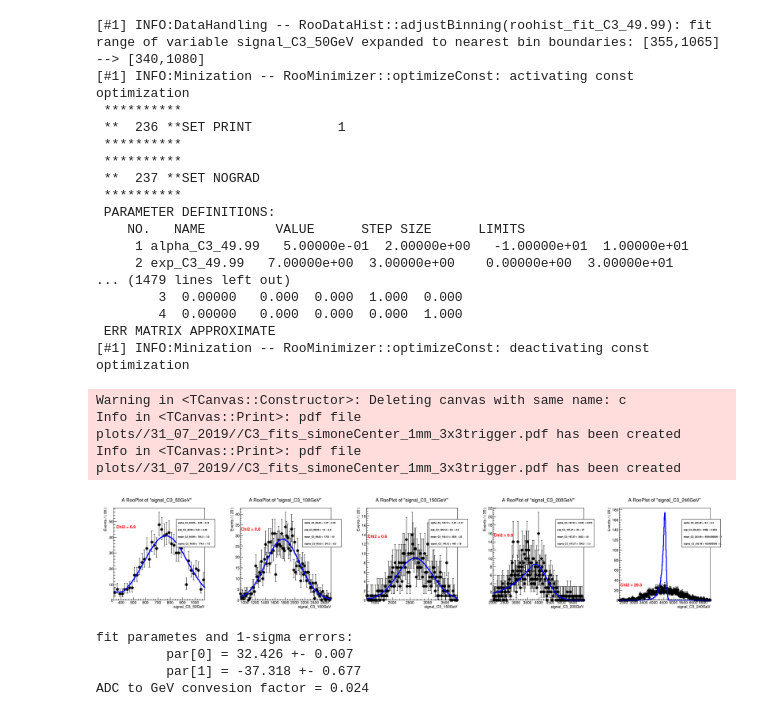
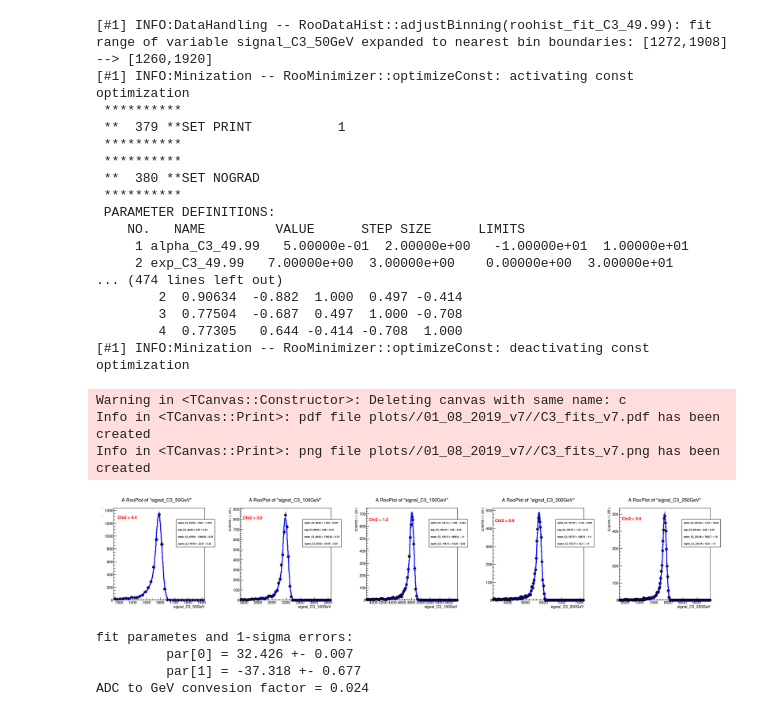
Before and after one commit to chernyavskaya/ECALtestBeam, a Jupyter notebook: CBfunction.ipynb, the cells around one changed output. Drawn from its saved outputs; the diff is of its cells as text; code cells hidden in the pictures.

```diff
--- a/CBfunction.ipynb
+++ b/CBfunction.ipynb
@@ -97,3 +105,7 @@ outstr = 'simoneCenter_1mm'
+# %%
+outstr = 'v7'
+#trees_path = '/eos/cms/store/group/dpg_ecal/comm_ecal/upgrade/testbeam/ECALTB_H4_Oct2018/ntuples_v5/'
+trees_path = '/eos/user/n/nchernya/ntuples/ECAL/Upgrade/ECAL_TB_Oct2018/ntuples_v7/'
 # %%
 reload(crystMap)
 
@@ -119,23 +131,26 @@ for crystal in naming:
 
         tree = ROOT.TChain("h4")
         for run in runs:
-            tree.Add("/eos/cms/store/group/dpg_ecal/comm_ecal/upgrade/testbeam/ECALTB_H4_Oct2018/ntuples_v5/ECAL_H4_October2018_%s.root"%run)
+            tree.Add("%s/ECAL_H4_October2018_%s.root"%(trees_path,run))
 
         crystal_map = crystMap.CrystalMap(tree)
         crystal_map.set_crystal(crystal)
         crystal_map.set_energy(energy)
         crystal_map.set_selection()
 
-        crystal_map.nbins = 6
-        crystal_map.xmin = -5
-        crystal_map.xmax = 15
-        crystal_map.ymin = -5
-        crystal_map.ymax = 15
+        crystal_map.nbins = 10
+        crystal_map.xmin = dict_crystal_centers[crystal][0]-5
+        crystal_map.xmax = dict_crystal_centers[crystal][0]+5
+        crystal_map.ymin = dict_crystal_centers[crystal][1]-5
+        crystal_map.ymax = dict_crystal_centers[crystal][1]+5
 
         crystal_map.plot(dict_crystal_centers)
 
         canvas_num+=1
+
+        gPad.Modified()
+        gPad.Update()
 c.Draw()
-c.SaveAs('plots/%s/crystal_%s_map_%s.pdf'%(dir,crystal,outstr))
-c.SaveAs('plots/%s/crystal_%s_map_%s.png'%(dir,crystal,outstr))
+c.SaveAs('%s/crystal_%s_map_%s.pdf'%(plot_folder,crystal,outstr))
+c.SaveAs('%s/crystal_%s_map_%s.png'%(plot_folder,crystal,outstr))
 # %% [output]
@@ -158,7 +177,8 @@ for crystal in naming:
         runs = dict_run_cryst[crystal]
         tree = ROOT.TChain("h4")
         for run in runs:
-            tree.Add("/eos/cms/store/group/dpg_ecal/comm_ecal/upgrade/testbeam/ECALTB_H4_Oct2018/ntuples_v5/ECAL_H4_October2018_%s.root"%run)
+            tree.Add("%s/ECAL_H4_October2018_%s.root"%(trees_path,run))
+
 
         myCB = CB.CBfunction(tree)
         myCB.set_crystal(crystal)
@@ -174,9 +194,9 @@ for crystal in naming:
 
         canvas_num+=1
 c.Draw()
-c.SaveAs('plots/%s/intercalibration_fits_%s.pdf'%(dir,outstr))
-c.SaveAs('plots/%s/intercalibration_fits_%s.png'%(dir,outstr))
-with open('output/%s/intercalibration_%s.json'%(dir,outstr), 'w') as fp:
+c.SaveAs('%s/intercalibration_fits_%s.pdf'%(plot_folder,outstr))
+c.SaveAs('%s/intercalibration_fits_%s.png'%(plot_folder,outstr))
+with open('%s/intercalibration_%s.json'%(output_folder,outstr), 'w') as fp:
     json.dump(results,fp)
 
 dict_crystals_calibration = {}
@@ -196,59 +238,58 @@ C3_results = []
 crystal='C3'
 energies = sorted([float(item) for item in dict_C3_energy_scan.keys()])
 energies = [str(item) for item in energies]
+
 for energy in energies :
         c.cd(canvas_num+1)
 
         runs = dict_C3_energy_scan[energy]
         tree = ROOT.TChain("h4")
         for run in runs:
-            tree.Add("/eos/cms/store/group/dpg_ecal/comm_ecal/upgrade/testbeam/ECALTB_H4_Oct2018/ntuples_v5/ECAL_H4_October2018_%s.root"%run)
+            tree.Add("%s/ECAL_H4_October2018_%s.root"%(trees_path,run))
 
         myCB = CB.CBfunction(tree)
         myCB.set_crystal(crystal)
         myCB.set_energy(energy)
         myCB.set_position(dict_crystal_centers[crystal][0],dict_crystal_centers[crystal][1],pos_cut)
-
-        myCB.xaxis_scale = 0.5
 
         myCB.prepare_histogram()
         myCB.CBintialization()
         myCB.fitToData()
         myCB.plot()
         tmp_dict = {}
         tmp_dict[energy] = myCB.fitResults()
         C3_results.append(tmp_dict)
 
         canvas_num+=1
 
 c.Draw()
-c.SaveAs('plots/%s/C3_fits_%s.pdf'%(dir,outstr))
-c.SaveAs('plots/%s/C3_fits_%s.pdf'%(dir,outstr))
+c.SaveAs('%s/C3_fits_%s.pdf'%(plot_folder,outstr))
+c.SaveAs('%s/C3_fits_%s.png'%(plot_folder,outstr))
 
-with open('output/%s/energyscans_C3_results_%s.json'%(dir,outstr), 'w') as fp:
+with open('%s/energyscans_C3_results_%s.json'%(output_folder,outstr), 'w') as fp:
     json.dump(C3_results,fp)
 # %% [output]
-[#1] INFO:DataHandling -- RooDataHist::adjustBinning(roohist_fit_C3_49.99): fit range of variable signal_C3_50GeV expanded to nearest bin boundaries: [355,1065] --> [340,1080]
+[#1] INFO:DataHandling -- RooDataHist::adjustBinning(roohist_fit_C3_49.99): fit range of variable signal_C3_50GeV expanded to nearest bin boundaries: [1272,1908] --> [1260,1920]
 [#1] INFO:Minization -- RooMinimizer::optimizeConst: activating const optimization
  **********
- **  236 **SET PRINT           1
+ **  379 **SET PRINT           1
  **********
  **********
- **  237 **SET NOGRAD
+ **  380 **SET NOGRAD
  **********
  PARAMETER DEFINITIONS:
     NO.   NAME         VALUE      STEP SIZE      LIMITS
      1 alpha_C3_49.99   5.00000e-01  2.00000e+00   -1.00000e+01  1.00000e+01
      2 exp_C3_49.99   7.00000e+00  3.00000e+00    0.00000e+00  3.00000e+01
-... (1479 lines left out)
-        3  0.00000   0.000  0.000  1.000  0.000
-        4  0.00000   0.000  0.000  0.000  1.000
- ERR MATRIX APPROXIMATE
+... (474 lines left out)
+        2  0.90634  -0.882  1.000  0.497 -0.414
+        3  0.77504  -0.687  0.497  1.000 -0.708
+        4  0.77305   0.644 -0.414 -0.708  1.000
 [#1] INFO:Minization -- RooMinimizer::optimizeConst: deactivating const optimization
 Warning in <TCanvas::Constructor>: Deleting canvas with same name: c
-Info in <TCanvas::Print>: pdf file plots//31_07_2019//C3_fits_simoneCenter_1mm_3x3trigger.pdf has been created
-Info in <TCanvas::Print>: pdf file plots//31_07_2019//C3_fits_simoneCenter_1mm_3x3trigger.pdf has been created
+Info in <TCanvas::Print>: pdf file plots//01_08_2019_v7//C3_fits_v7.pdf has been created
+Info in <TCanvas::Print>: png file plots//01_08_2019_v7//C3_fits_v7.png has been created
-[figure, old version]
+[figure, new version]
 # %%
 energies_float = []
 means_C3 = []
```
Also changed, not shown: parts of 10 cells of this notebook, 1 other file.
